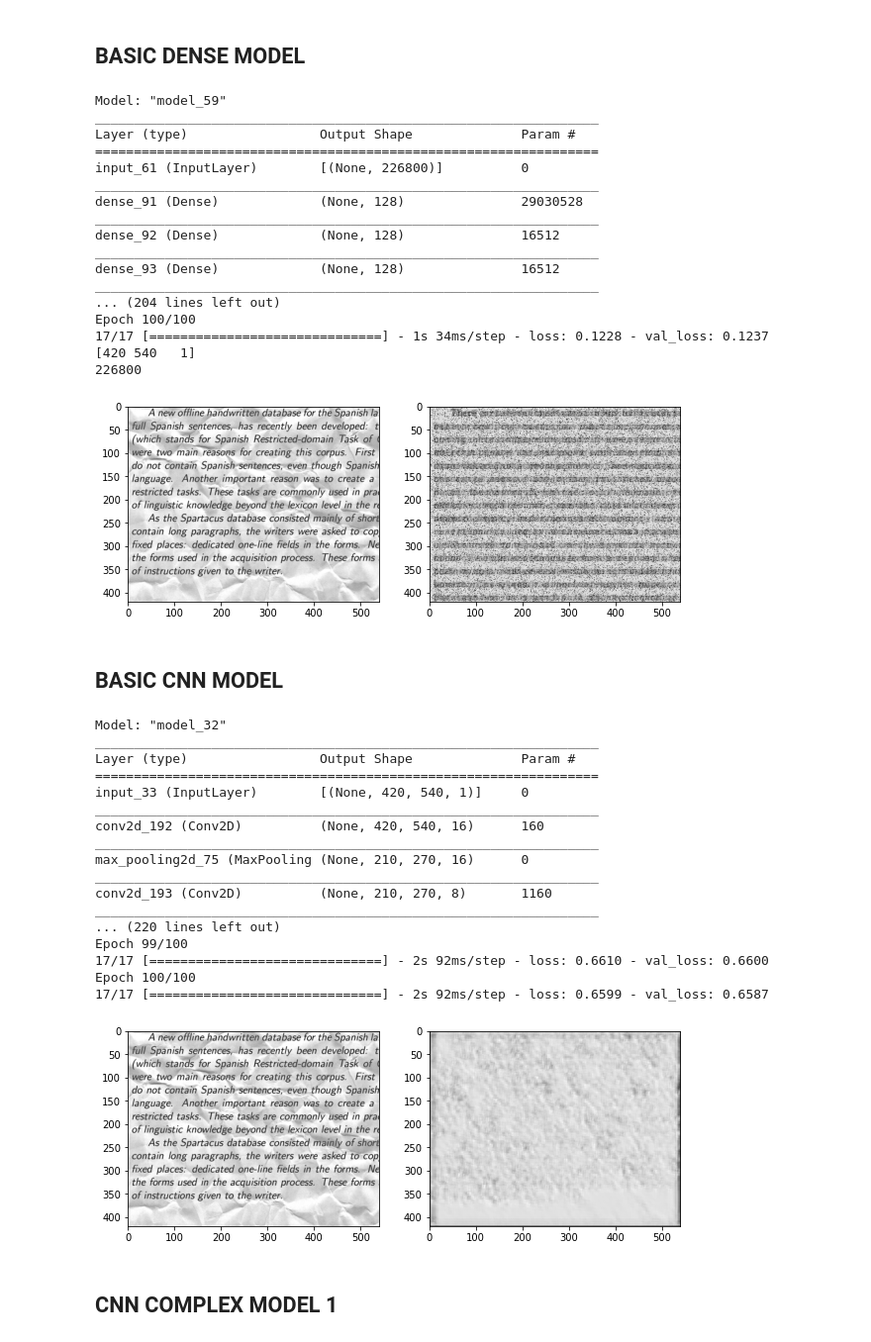
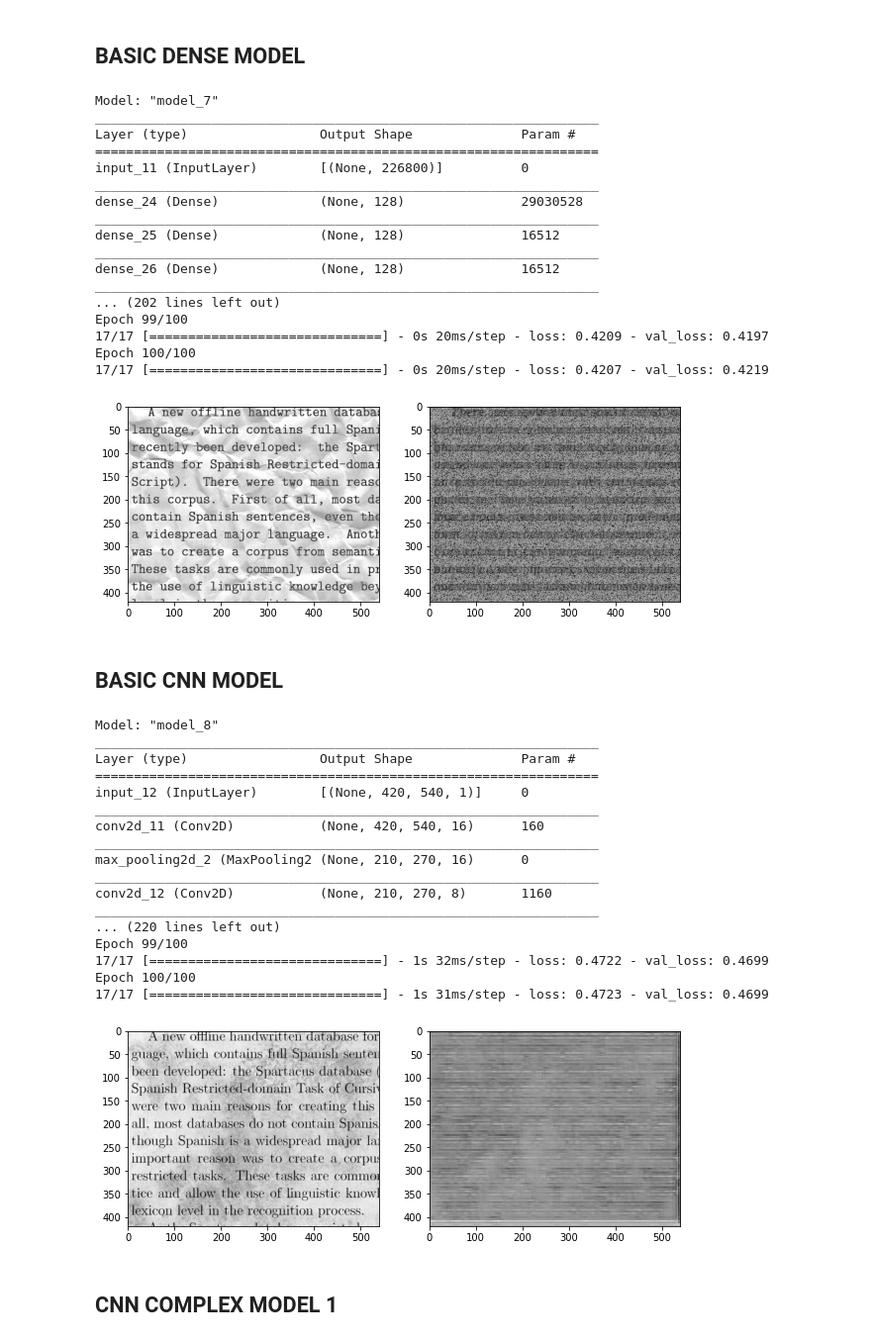
Before and after one commit to Anish-AV/Autoencoder, a Jupyter notebook: Reconstruct_corrupted_text.ipynb, the cells around one changed output. Shown at 99% size. Drawn from its saved outputs; the diff is of its cells as text; code cells hidden in the pictures.

```diff
--- a/Reconstruct_corrupted_text.ipynb
+++ b/Reconstruct_corrupted_text.ipynb
@@ -74,6 +72,7 @@ Total number of validation labels: :  (15, 420, 540, 1)
 # %% [markdown]
 ## **BASIC DENSE MODEL**
 # %%
+#flattening the images for the dense layer
 x_train = np.reshape(X_train, (X_train.shape[0], 226800))
 x_valid = np.reshape(X_valid, (X_valid.shape[0], 226800))
 #print(x_train.shape)
@@ -81,19 +80,22 @@ Y_train = np.reshape(y_train, (y_train.shape[0], 226800))
 Y_valid = np.reshape(y_valid, (y_valid.shape[0], 226800))
 #print(Y_train.shape)
 Test=np.reshape(test,(test.shape[0],226800))
+
 #Building our autoencoder
 def build_autoenocder():
-    input_img = tf.keras.layers.Input(shape=(226800)) # adapt this if using `channels_first` image data format
+    input_img = tf.keras.layers.Input(shape=(226800))
 
+    #encoder
     x = tf.keras.layers.Dense(128,activation='relu')(input_img)
     encoded = tf.keras.layers.Dense(128,activation='relu')(x)
 
-
+    #decoder
     x=tf.keras.layers.Dense(128,activation='relu')(encoded)
     decoded = tf.keras.layers.Dense(226800,activation='relu')(x)
 
+    #Building the model
     autoencoder = tf.keras.models.Model(input_img, decoded)
-    autoencoder.compile(optimizer='adam', loss='mse')
+    autoencoder.compile(optimizer='adam', loss=root_mean_squared_error)
     return autoencoder
 autoencoder = build_autoenocder()
 autoencoder.summary()
@@ -102,31 +104,31 @@ autoencoder.summary()
 autoencoder.fit(x_train, Y_train, epochs=100, batch_size=8, validation_data=(x_valid, Y_valid))
 predicted_label = autoencoder.predict(Test)
 
+#visualization
+rand=random.randint(0,10)
 f, ax = plt.subplots(1,2, figsize=(10,10))
-print(np.squeeze(test[0].shape))
-print(np.squeeze(predicted_label[0].shape))
-ax[0].imshow(np.squeeze(test[1]),cmap='gray')
-ax[1].imshow(np.squeeze(predicted_label[1].reshape(420,540)),cmap='gray')
+ax[0].imshow(np.squeeze(test[rand]),cmap='gray')
+ax[1].imshow(np.squeeze(predicted_label[rand].reshape(420,540)),cmap='gray')
 plt.show()
 # %% [output]
-Model: "model_59"
+Model: "model_7"
 _________________________________________________________________
 Layer (type)                 Output Shape              Param #
 =================================================================
-input_61 (InputLayer)        [(None, 226800)]          0
+input_11 (InputLayer)        [(None, 226800)]          0
 _________________________________________________________________
-dense_91 (Dense)             (None, 128)               29030528
+dense_24 (Dense)             (None, 128)               29030528
 _________________________________________________________________
-dense_92 (Dense)             (None, 128)               16512
+dense_25 (Dense)             (None, 128)               16512
 _________________________________________________________________
-dense_93 (Dense)             (None, 128)               16512
+dense_26 (Dense)             (None, 128)               16512
 _________________________________________________________________
-... (204 lines left out)
+... (202 lines left out)
+Epoch 99/100
+17/17 [==============================] - 0s 20ms/step - loss: 0.4209 - val_loss: 0.4197
 Epoch 100/100
-17/17 [==============================] - 1s 34ms/step - loss: 0.1228 - val_loss: 0.1237
-[420 540   1]
-226800
+17/17 [==============================] - 0s 20ms/step - loss: 0.4207 - val_loss: 0.4219
-[figure, old version]
+[figure, new version]
 # %% [markdown]
 ## **BASIC CNN MODEL**
 # %%
@@ -134,9 +136,9 @@ Epoch 100/100
 
 #Building our autoencoder
 def build_autoenocder():
-    input_img = tf.keras.layers.Input(shape=(420, 540, 1)) # adapt this if using `channels_first` image data format
+    input_img = tf.keras.layers.Input(shape=(420, 540, 1))
 
-
+    #encoder
     x = tf.keras.layers.Conv2D(16, (3, 3), activation='relu', padding='same')(input_img)
     x = tf.keras.layers.MaxPooling2D((2, 2), padding='same')(x)
     x = tf.keras.layers.Conv2D(8, (3, 3), activation='relu', padding='same')(x)
@@ -144,51 +146,52 @@ def build_autoenocder():
     x = tf.keras.layers.Conv2D(8, (3, 3), activation='relu', padding='same')(x)
     encoded = tf.keras.layers.MaxPooling2D((2, 2), padding='same')(x)
 
-    # at this point the representation is (4, 4, 8) i.e. 128-dimensional
-
+    #decoder
     x = tf.keras.layers.Conv2D(8, (3, 3), activation='relu', padding='same')(encoded)
     x = tf.keras.layers.UpSampling2D((2, 2))(x)
     x = tf.keras.layers.Conv2D(8, (3, 3), activation='relu', padding='same')(x)
     x = tf.keras.layers.UpSampling2D((2, 2))(x)
     x = tf.keras.layers.Conv2D(16, (3, 3), activation='relu')(x)
     x = tf.keras.layers.UpSampling2D((2, 2))(x)
     decoded = tf.keras.layers.Conv2D(1, (3, 3), activation='sigmoid', padding='same')(x)
 
-
+    #Building the model
     autoencoder = tf.keras.models.Model(input_img, decoded)
-    autoencoder.compile(optimizer='adadelta', loss='binary_crossentropy')
+    autoencoder.compile(optimizer='adadelta', loss=root_mean_squared_error)
     return autoencoder
 autoencoder = build_autoenocder()
 autoencoder.summary()
 
 # Train your model
 autoencoder.fit(X_train, y_train, epochs=100, batch_size=8, validation_data=(X_valid, y_valid))
 #autoencoder.fit_generator(Datagen.flow(X_train, y_train, batch_size=8),steps_per_epoch=len(x_train) / 8, validation_data=(X_valid, y_valid), epochs=100)
 predicted_label = autoencoder.predict(test)
+
+#visualization
+rand=random.randint(0,10)
 f, ax = plt.subplots(1,2, figsize=(10,10))
-
-ax[0].imshow(np.squeeze(test[1]),cmap='gray')
-ax[1].imshow(np.squeeze(predicted_label[1]),cmap='gray')
+ax[0].imshow(np.squeeze(test[rand]),cmap='gray')
+ax[1].imshow(np.squeeze(predicted_label[rand].reshape(420,540)),cmap='gray')
 plt.show()
 # %% [output]
-Model: "model_32"
+Model: "model_8"
 _________________________________________________________________
 Layer (type)                 Output Shape              Param #
 =================================================================
-input_33 (InputLayer)        [(None, 420, 540, 1)]     0
+input_12 (InputLayer)        [(None, 420, 540, 1)]     0
 _________________________________________________________________
-conv2d_192 (Conv2D)          (None, 420, 540, 16)      160
+conv2d_11 (Conv2D)           (None, 420, 540, 16)      160
 _________________________________________________________________
-max_pooling2d_75 (MaxPooling (None, 210, 270, 16)      0
+max_pooling2d_2 (MaxPooling2 (None, 210, 270, 16)      0
 _________________________________________________________________
-conv2d_193 (Conv2D)          (None, 210, 270, 8)       1160
+conv2d_12 (Conv2D)           (None, 210, 270, 8)       1160
 _________________________________________________________________
 ... (220 lines left out)
 Epoch 99/100
-17/17 [==============================] - 2s 92ms/step - loss: 0.6610 - val_loss: 0.6600
+17/17 [==============================] - 1s 32ms/step - loss: 0.4722 - val_loss: 0.4699
 Epoch 100/100
-17/17 [==============================] - 2s 92ms/step - loss: 0.6599 - val_loss: 0.6587
+17/17 [==============================] - 1s 31ms/step - loss: 0.4723 - val_loss: 0.4699
-[figure, old version]
+[figure, new version]
 # %% [markdown]
 ## **CNN COMPLEX MODEL 1**
 # %%
```
Also changed, not shown: parts of 3 cells of this notebook.
